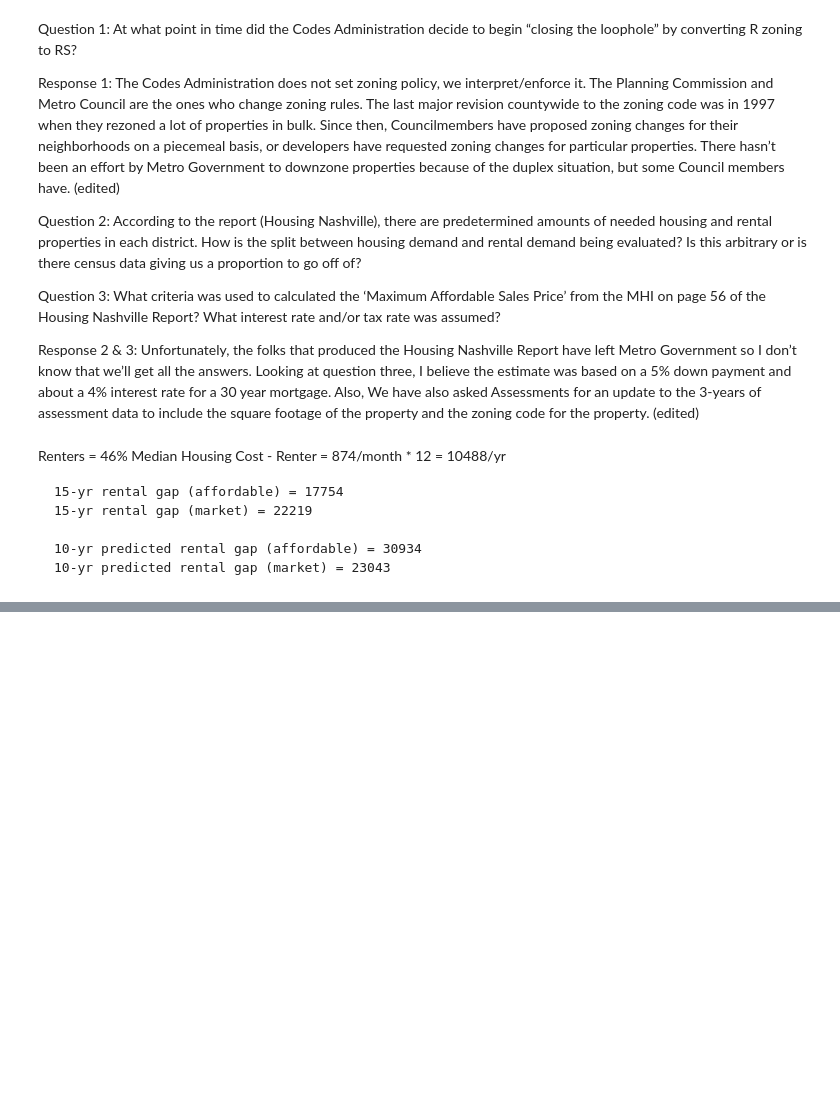
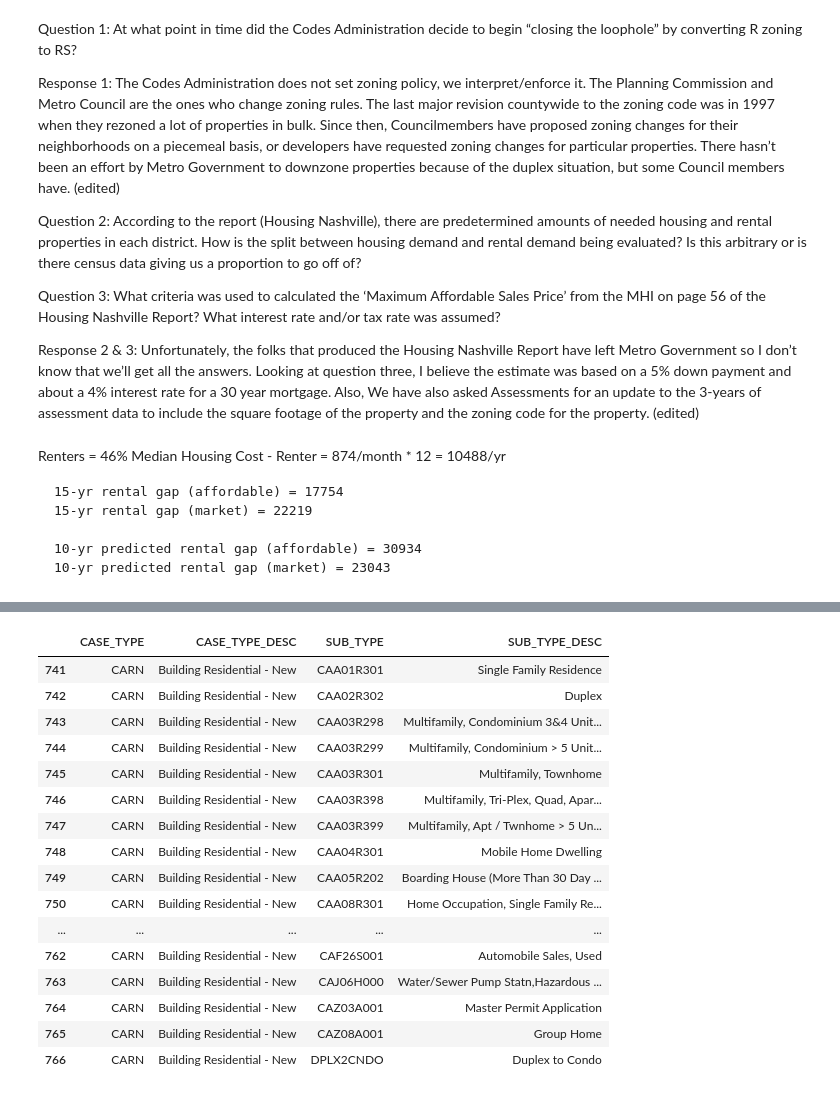
Before and after one commit to asidamo/affordable-housing, a Jupyter notebook: data-question-4-plaid-platypi-david.ipynb, the cells around one changed output, grey strips where cells are left out. Cells and saved outputs as stored; diff of their text form; code cells hidden in the pictures; blank space fills up the shorter version.

```diff
--- a/data-question-4-plaid-platypi-david.ipynb
+++ b/data-question-4-plaid-platypi-david.ipynb
@@ -270,3 +320,5 @@ Median Housing Cost - Renter = 874/month * 12 = 10488/yr
 
     10-yr predicted rental gap (affordable) = 30934
     10-yr predicted rental gap (market) = 23043
+# %%
+codetypes = pd.read_excel('/Users/davidhaines/DataScience/data-question-4-affordable-housing-plaid-platypi-plaidypi/metrodata/Codes-Type-Subtype-List-20181011.xlsx')
@@ -272,0 +357,20 @@ Median Housing Cost - Renter = 874/month * 12 = 10488/yr
+# %%
+codetypes.loc[codetypes.CASE_TYPE_DESC == 'Building Residential - New']
+# %% [output]
+|  | CASE_TYPE | CASE_TYPE_DESC | SUB_TYPE | SUB_TYPE_DESC |
+| 741 | CARN | Building Residential - New | CAA01R301 | Single Family Residence |
+| 742 | CARN | Building Residential - New | CAA02R302 | Duplex |
+| 743 | CARN | Building Residential - New | CAA03R298 | Multifamily, Condominium 3&4 Unit... |
+| 744 | CARN | Building Residential - New | CAA03R299 | Multifamily, Condominium > 5 Unit... |
+| 745 | CARN | Building Residential - New | CAA03R301 | Multifamily, Townhome |
+| 746 | CARN | Building Residential - New | CAA03R398 | Multifamily, Tri-Plex, Quad, Apar... |
+| 747 | CARN | Building Residential - New | CAA03R399 | Multifamily, Apt / Twnhome > 5 Un... |
+| 748 | CARN | Building Residential - New | CAA04R301 | Mobile Home Dwelling |
+| 749 | CARN | Building Residential - New | CAA05R202 | Boarding House (More Than 30 Day ... |
+| 750 | CARN | Building Residential - New | CAA08R301 | Home Occupation, Single Family Re... |
+| ... | ... | ... | ... | ... |
+| 762 | CARN | Building Residential - New | CAF26S001 | Automobile Sales, Used |
+| 763 | CARN | Building Residential - New | CAJ06H000 | Water/Sewer Pump Statn,Hazardous ... |
+| 764 | CARN | Building Residential - New | CAZ03A001 | Master Permit Application |
+| 765 | CARN | Building Residential - New | CAZ08A001 | Group Home |
+| 766 | CARN | Building Residential - New | DPLX2CNDO | Duplex to Condo |
```
Also changed, not shown: parts of 32 cells of this notebook.
